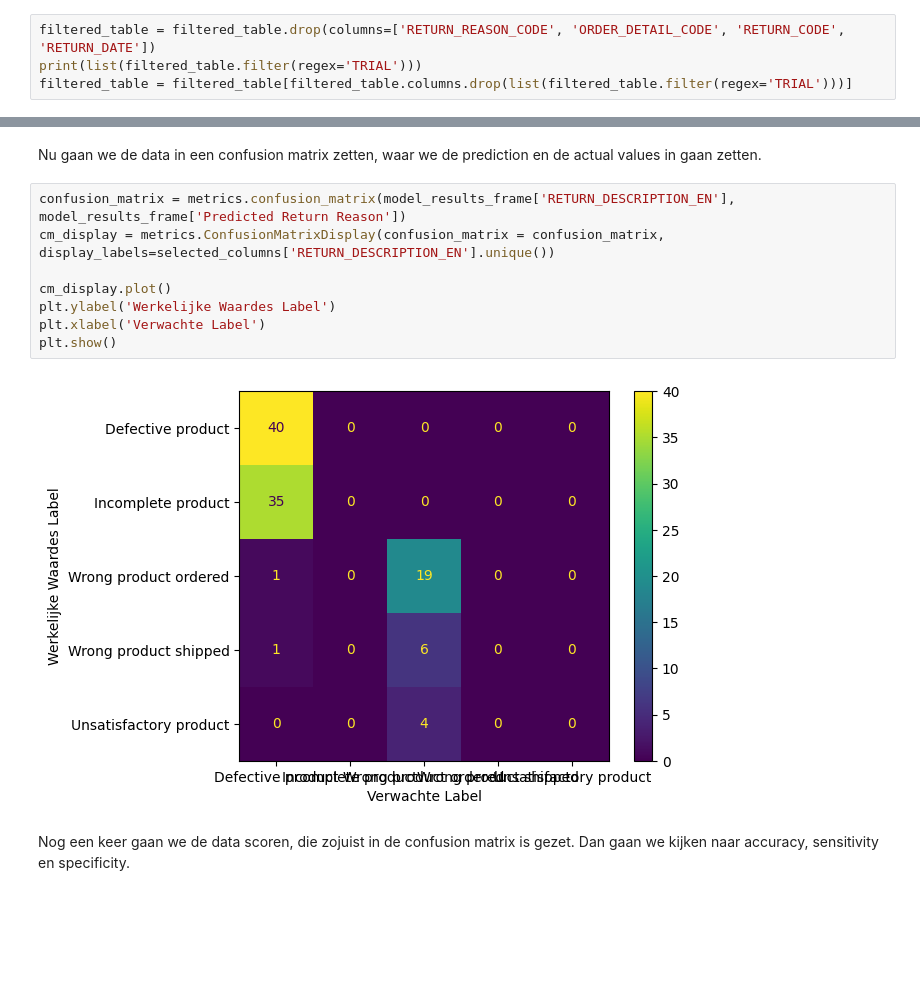
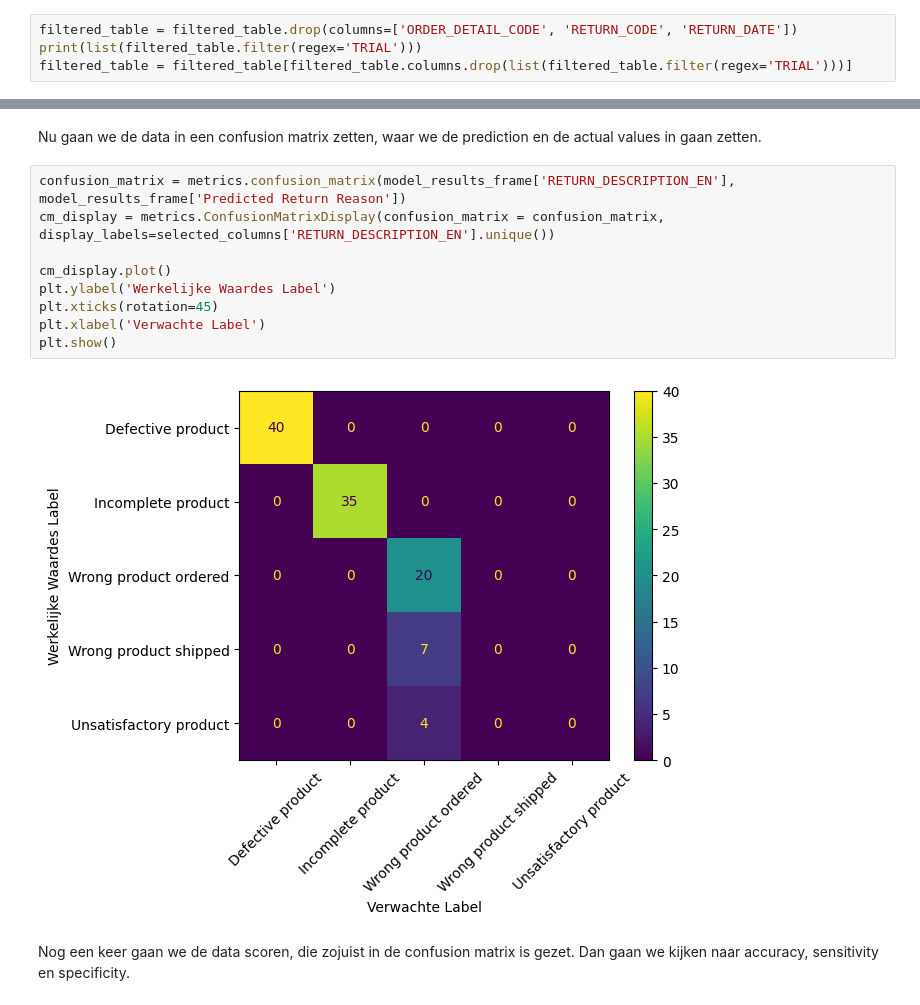
Before and after one commit to Peter-The-Great/DEDS_Portfolio_Week-8, a Jupyter notebook: classificationmodel.ipynb, the cells around one changed output, grey strips where cells are left out. Saved outputs shown, nothing was run; the diff lists cells and outputs as text; blank space fills up the shorter version.

```diff
--- a/classificationmodel.ipynb
+++ b/classificationmodel.ipynb
@@ -256,7 +257,7 @@ filtered_table
 Hiernaa gaan we wat data eruit halen naast de Not A Number values. Dus nu gaan we ook keys veranderen.
 Daarnaast moeten we ook de TRAIL kolomen verwijderen, omdat deze niet van toepassing zijn.
 # %%
-filtered_table = filtered_table.drop(columns=['RETURN_REASON_CODE', 'ORDER_DETAIL_CODE', 'RETURN_CODE', 'RETURN_DATE'])
+filtered_table = filtered_table.drop(columns=['ORDER_DETAIL_CODE', 'RETURN_CODE', 'RETURN_DATE'])
 print(list(filtered_table.filter(regex='TRIAL')))
 filtered_table = filtered_table[filtered_table.columns.drop(list(filtered_table.filter(regex='TRIAL')))]
 # %% [output]
@@ -329,13 +345,14 @@ Nu gaan we de data in een confusion matrix zetten, waar we de prediction en de a
 # %%
 confusion_matrix = metrics.confusion_matrix(model_results_frame['RETURN_DESCRIPTION_EN'], model_results_frame['Predicted Return Reason'])
 cm_display = metrics.ConfusionMatrixDisplay(confusion_matrix = confusion_matrix, display_labels=selected_columns['RETURN_DESCRIPTION_EN'].unique())
 
 cm_display.plot()
 plt.ylabel('Werkelijke Waardes Label')
+plt.xticks(rotation=45)
 plt.xlabel('Verwachte Label')
 plt.show()
 # %% [output]
-[figure, old version]
+[figure, new version]
 # %% [markdown]
 Nog een keer gaan we de data scoren, die zojuist in de confusion matrix is gezet. Dan gaan we kijken naar accuracy, sensitivity en specificity.
 # %%
```
Also changed, not shown: parts of 6 cells of this notebook, 4 other files.
